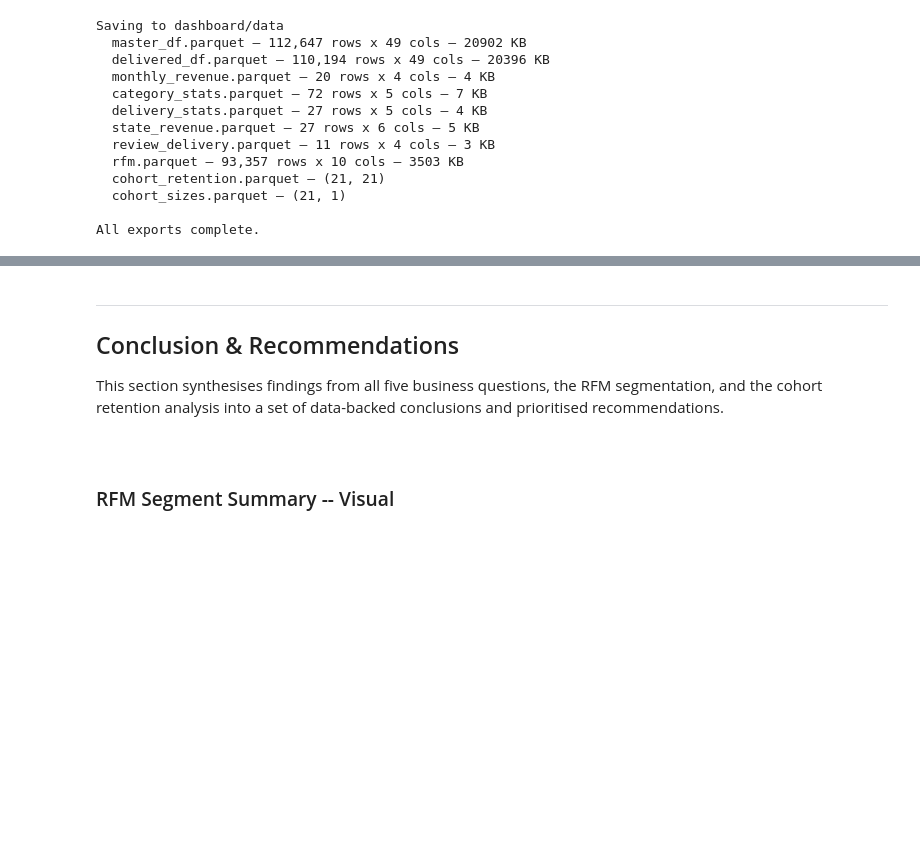
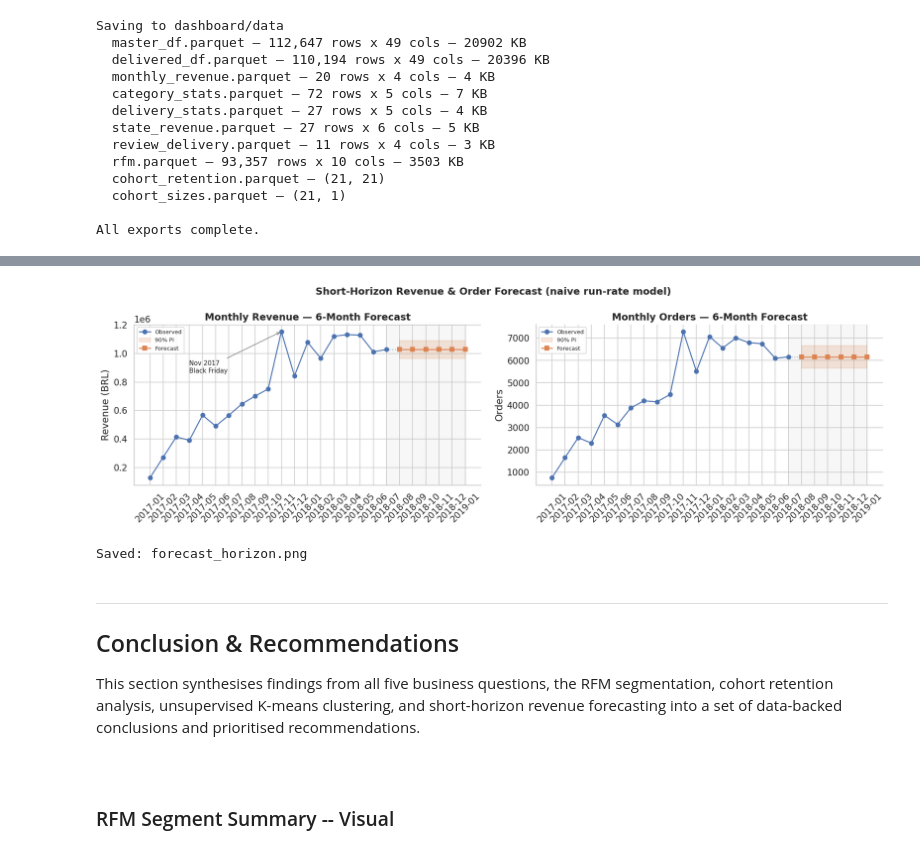
Before and after one commit to tommyalba/data_analysis_project-dicoding, a Jupyter notebook: notebook.ipynb, the cells around one changed output, grey strips where cells are left out. Drawn from its saved outputs; the diff is of its cells as text; code cells hidden in the pictures; blank space fills up the shorter version.

Commit message:
Building a forecasting model, src/forecast-dot-py.

```diff
--- a/notebook.ipynb
+++ b/notebook.ipynb
@@ -2245,0 +2318,9 @@ All exports complete.
+# %%
+# Forecast 6 months ahead (Aug 2018 - Jan 2019) with the backtest winner.
+rev_forecast = rev_fc.forecast(horizon=6)
+ord_forecast = ord_fc.forecast(horizon=6)
+
+print("Revenue forecast (BRL):")
+print(rev_forecast.round(0).to_string())
+print("\nOrders forecast:")
+print(ord_forecast.round(0).to_string())
@@ -2246,9 +2347,50 @@ All exports complete.
+# %%
+# ── Figure: history + 6-month forecast with prediction interval ─────────────
+fig, axes = plt.subplots(1, 2, figsize=(16, 5))
+
+for ax, fc_obj, hist, fc, title, ylabel, fmt in [
+    (axes[0], rev_fc, monthly_ts['total_revenue'], rev_forecast,
+     'Monthly Revenue — 6-Month Forecast', 'Revenue (BRL)', '{:,.0f}'),
+    (axes[1], ord_fc, monthly_ts['orders'], ord_forecast,
+     'Monthly Orders — 6-Month Forecast', 'Orders', '{:,.0f}'),
+]:
+    ax.plot(hist.index.astype(str), hist.values, marker='o',
+            color=BRAND_COLOR, label='Observed')
+    # bridge: last observed -> first forecast
+    ax.plot([str(hist.index[-1]), str(fc.index[0])],
+            [hist.iloc[-1], fc['forecast'].iloc[0]],
+            color=BRAND_COLOR, linestyle=':', alpha=0.5)
+    ax.fill_between(fc.index.astype(str), fc['ci_lower'], fc['ci_upper'],
+                    color=ACCENT_COLOR, alpha=0.2, label='90% PI')
+    ax.plot(fc.index.astype(str), fc['forecast'], marker='s',
+            color=ACCENT_COLOR, label='Forecast')
+    ax.axvspan(str(hist.index[-1]), str(fc.index[-1]),
+               color='gray', alpha=0.06)
+    ax.set_title(title, fontweight='bold')
+    ax.set_ylabel(ylabel)
+    ax.tick_params(axis='x', rotation=45)
+    ax.legend(fontsize=8, loc='upper left')
+
+axes[0].annotate('Nov 2017\nBlack Friday',
+                 xy=(10, hist.iloc[10] if False else monthly_ts['total_revenue'].iloc[10]),
+                 xytext=(3, monthly_ts['total_revenue'].max() * 0.75),
+                 arrowprops=dict(arrowstyle='->', color='gray'), fontsize=9)
+plt.suptitle('Short-Horizon Revenue & Order Forecast (naive run-rate model)',
+             fontsize=14, fontweight='bold')
+plt.tight_layout()
+plt.savefig('dashboard/data/forecast_horizon.png', dpi=150, bbox_inches='tight')
+plt.show()
+print('Saved: forecast_horizon.png')
+# %% [output]
+[figure, added]
+Saved: forecast_horizon.png
 # %% [markdown]
 ---
 ## Conclusion & Recommendations
 
 This section synthesises findings from all five business questions,
-the RFM segmentation, and the cohort retention analysis into a set of
+the RFM segmentation, cohort retention analysis, unsupervised K-means
+clustering, and short-horizon revenue forecasting into a set of
 data-backed conclusions and prioritised recommendations.
 # %% [markdown]
 <br>
```
Also changed, not shown: parts of 16 cells of this notebook, 5 other files.
